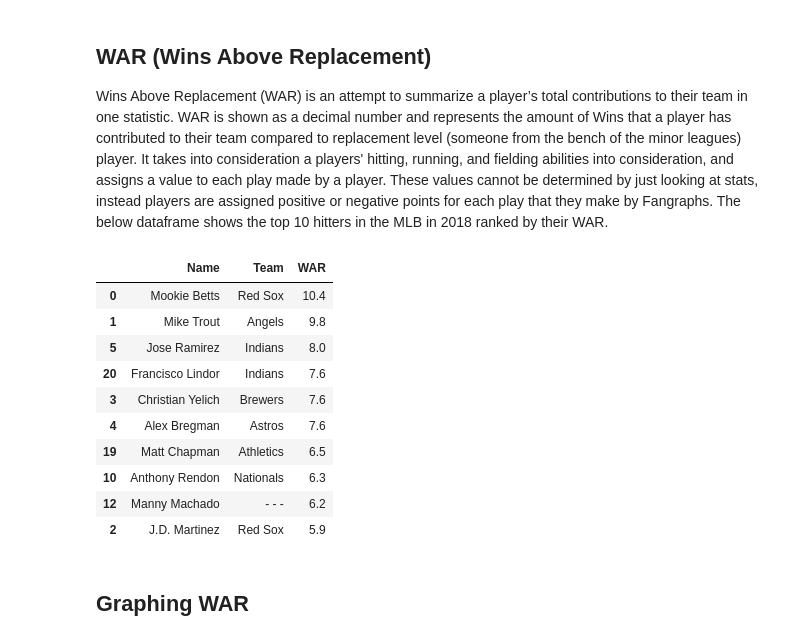
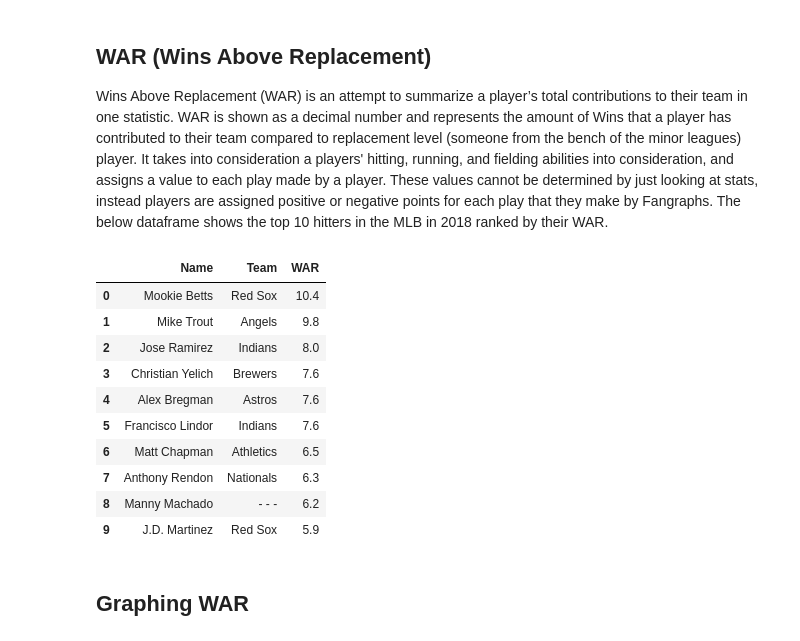
Before and after one commit to andrewscheid/CMSC320-Final-Tutorial, a Jupyter notebook: Final Tutorial - Andrew Scheid.ipynb, the cells around one changed output. Saved outputs shown, nothing was run; the diff lists cells and outputs as text; code cells hidden in the pictures.

```diff
--- a/Final Tutorial - Andrew Scheid.ipynb
+++ b/Final Tutorial - Andrew Scheid.ipynb
@@ -26,6 +26,8 @@ warnings.filterwarnings('ignore')
 # %%
 saber = pd.read_csv("batters-saber.csv")
 saber = saber.drop(columns=['playerid'])
+saber = saber.sort_values(by=['Bat'], ascending=False)
+saber = saber.reset_index(drop=True)
 saber.head(10)
 # %% [output]
 |  | Name | Team | G | AB | PA | H | 1B | 2B | 3B | HR | BB | ... |
@@ -59,19 +61,20 @@ Wins Above Replacement (WAR) is an attempt to summarize a player’s total contr
 # %%
 WAR = saber[['Name', 'Team', 'WAR']]
 WAR = WAR.sort_values(by=['WAR'], ascending=False)
+WAR = WAR.reset_index(drop=True)
 WAR.head(10)
 # %% [output]
 |  | Name | Team | WAR |
 | 0 | Mookie Betts | Red Sox | 10.4 |
 | 1 | Mike Trout | Angels | 9.8 |
-| 5 | Jose Ramirez | Indians | 8.0 |
-| 20 | Francisco Lindor | Indians | 7.6 |
+| 2 | Jose Ramirez | Indians | 8.0 |
 | 3 | Christian Yelich | Brewers | 7.6 |
 | 4 | Alex Bregman | Astros | 7.6 |
-| 19 | Matt Chapman | Athletics | 6.5 |
-| 10 | Anthony Rendon | Nationals | 6.3 |
-| 12 | Manny Machado | - - - | 6.2 |
-| 2 | J.D. Martinez | Red Sox | 5.9 |
+| 5 | Francisco Lindor | Indians | 7.6 |
+| 6 | Matt Chapman | Athletics | 6.5 |
+| 7 | Anthony Rendon | Nationals | 6.3 |
+| 8 | Manny Machado | - - - | 6.2 |
+| 9 | J.D. Martinez | Red Sox | 5.9 |
 # %% [markdown]
 ## Graphing WAR
 # %%
```
Also changed, not shown: parts of 21 cells of this notebook, 1 other file.
